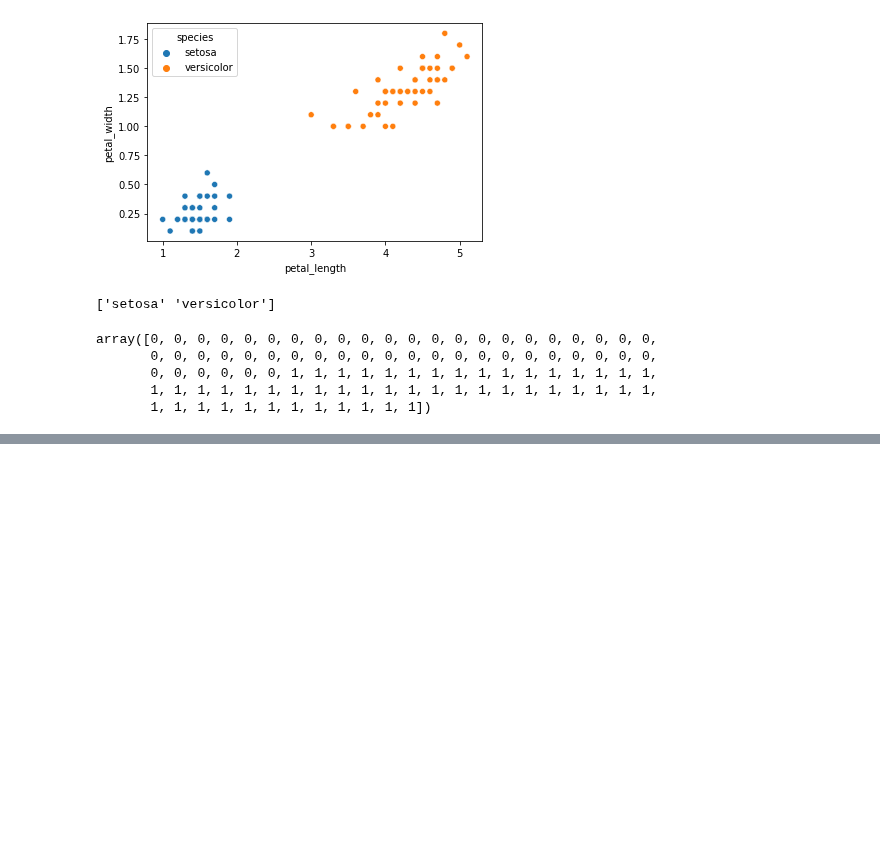
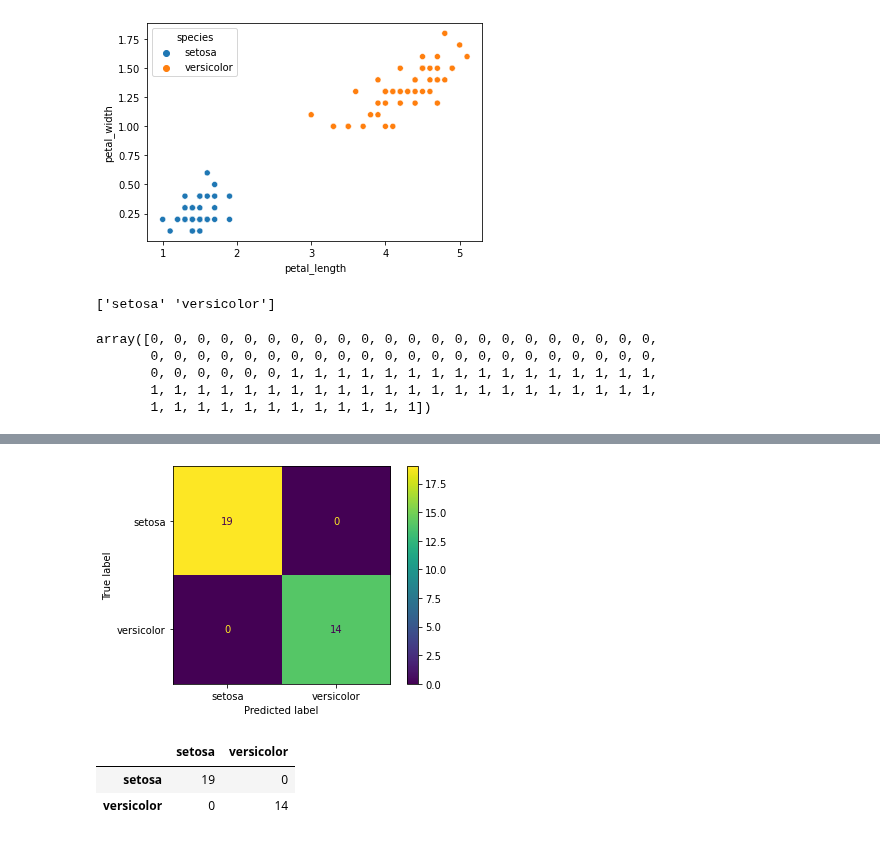
Before and after one commit to santhoshmc/machine-learning, a Jupyter notebook: MachineLearning_Sklearn.ipynb, the cells around one changed output, grey strips where cells are left out. Cells and saved outputs as stored; diff of their text form; code cells hidden in the pictures; blank space fills up the shorter version.

```diff
--- a/MachineLearning_Sklearn.ipynb
+++ b/MachineLearning_Sklearn.ipynb
@@ -106,0 +134,3 @@ array([0, 0, 0, 0, 0, 0, 0, 0, 0, 0, 0, 0, 0, 0, 0, 0, 0, 0, 0, 0, 0, 0,
+# %%
+#Evaluate the model
+y_hat=model.predict(X_test)
@@ -106,0 +169,2 @@ array([0, 0, 0, 0, 0, 0, 0, 0, 0, 0, 0, 0, 0, 0, 0, 0, 0, 0, 0, 0, 0, 0,
+# %%
+conf_mat=confusion_matrix(y_test,y_hat)
@@ -106,0 +176,3 @@ array([0, 0, 0, 0, 0, 0, 0, 0, 0, 0, 0, 0, 0, 0, 0, 0, 0, 0, 0, 0, 0, 0,
+# %%
+import numpy as np
+classes=np.unique(reqdf['species'])
@@ -106,0 +183,12 @@ array([0, 0, 0, 0, 0, 0, 0, 0, 0, 0, 0, 0, 0, 0, 0, 0, 0, 0, 0, 0, 0, 0,
+# %%
+ConfusionMatrixDisplay(conf_mat,display_labels=classes).plot();
+# %% [output]
+[figure, added]
+# %%
+import pandas as pd
+conf_df=pd.DataFrame(conf_mat, columns=classes, index=classes)
+conf_df
+# %% [output]
+|  | setosa | versicolor |
+| setosa | 19 | 0 |
+| versicolor | 0 | 14 |
```
Also changed, not shown: parts of 17 cells of this notebook.
